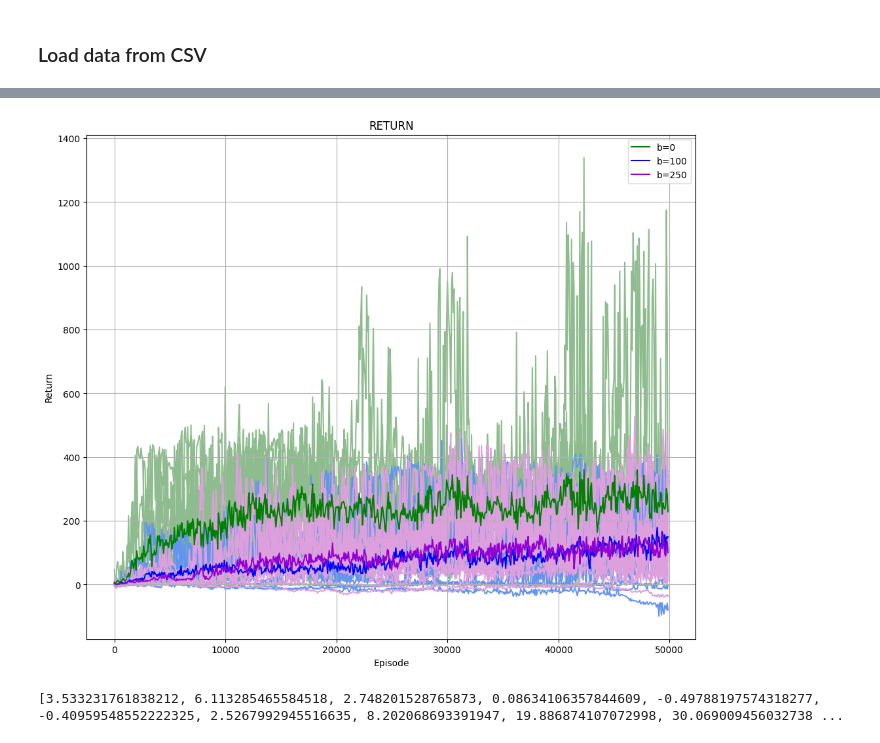
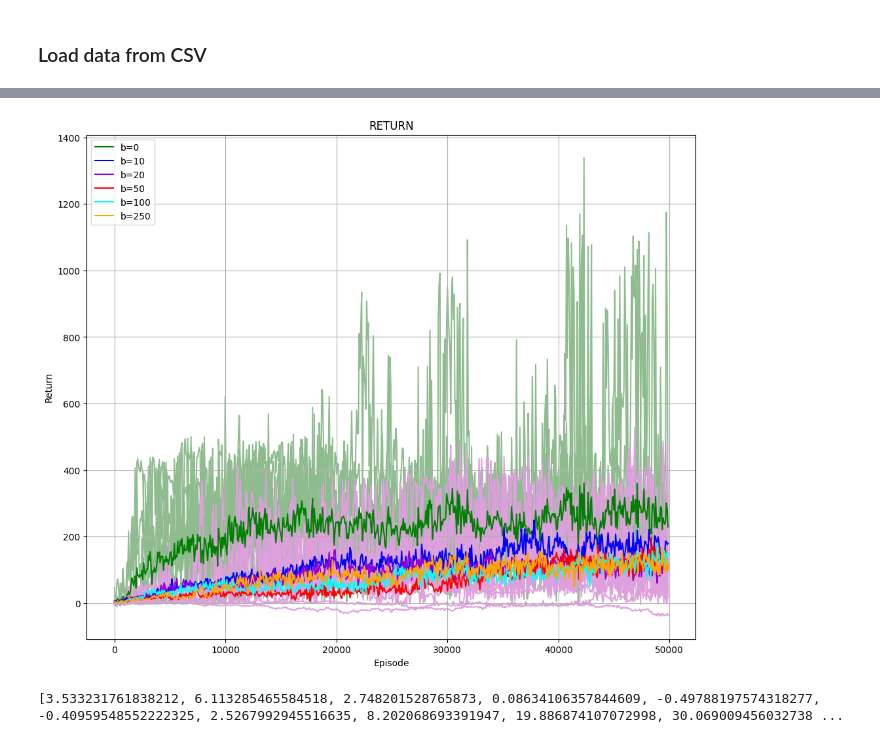
Before and after one commit to MaddalenaGhiotti/ReinforcementLearningProject, a Jupyter notebook: main_Maddalena.ipynb, the cells around one changed output, grey strips where cells are left out. Cells and saved outputs as stored; diff of their text form; code cells hidden in the pictures.

Commit message:
new graph baselines (6 baseline)

```diff
--- a/main_Maddalena.ipynb
+++ b/main_Maddalena.ipynb
@@ -87,7 +87,7 @@ plt.savefig("./plots/"+'DifferentBaselines_30000.png',dpi=300)
 # %% [markdown]
 ### Load data from CSV
 # %%
-loaded_csv = pd.read_csv('results_Maddalena.csv', index_col='model_name')
+loaded_csv = pd.read_csv('results_Maddalena2.csv', index_col='model_name')
 display(loaded_csv)
 # %% [output]
 |  | type_alg | hopper | n_episodes | trained_model | baseline | gamma | optim_lr | layer_size | save_every | ... |
@@ -130,29 +126,30 @@ def multiple_plot(n_episodes,save_every,baselines):
     plt.show()
 # %%
 n_episodes=50000
-baselines=[0, 100, 250]
+baselines=[0, 10, 20, 50, 100, 250]
 save_every=75
 
-colors=['darkseagreen','cornflowerblue','plum'] #thistle']
-colors_dark=['green','blue','darkviolet']
+colors=['darkseagreen','cornflowerblue','plum','darkseagreen','cornflowerblue','plum'] #thistle']
+colors_dark=['green','blue','darkviolet','red','cyan','orange']
 
 plt.figure(figsize=(12,10))
 plt.title('RETURN')
 for b in range(len(baselines)):
     avg_baseline=np.zeros((666,))
     sub_df = loaded_csv[(loaded_csv['n_episodes']==n_episodes) & (loaded_csv['baseline']==baselines[b])]
     for index, row in sub_df.iterrows():
         return_array = eval(row['returns'])
         avg_baseline+=return_array
-        line_b0 = plt.plot(np.arange(len(return_array))*save_every, return_array, c=colors[b], zorder=0,label='_nolegend_')
+        if baselines[b]==0 or baselines[b]==250:
+            line_b0 = plt.plot(np.arange(len(return_array))*save_every, return_array, c=colors[b], zorder=0,label='_nolegend_')
     line_b0 = plt.plot(np.arange(len(avg_baseline))*save_every, avg_baseline/len(sub_df), c=colors_dark[b], zorder=2, label=f'b={baselines[b]}')
 plt.xlabel('Episode')
 plt.ylabel('Return')
 plt.legend()
 plt.grid()
 plt.show()
 # %% [output]
-[figure, old version]
+[figure, new version]
 # %%
 list_string = loaded_csv.loc['Reinforce_50000_b100_hS_rs254_250529_11-39-17','returns']
 return_array = eval(list_string)
```
Also changed, not shown: parts of 1 cell of this notebook, 1 other file.
